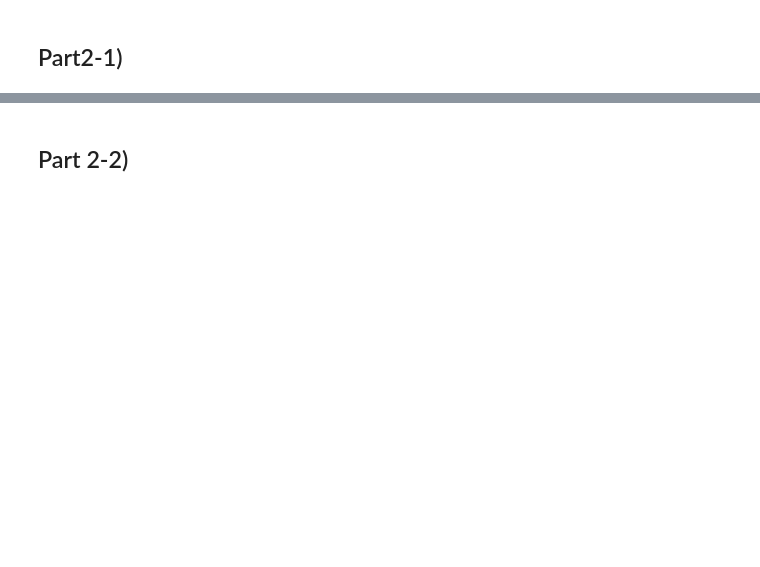
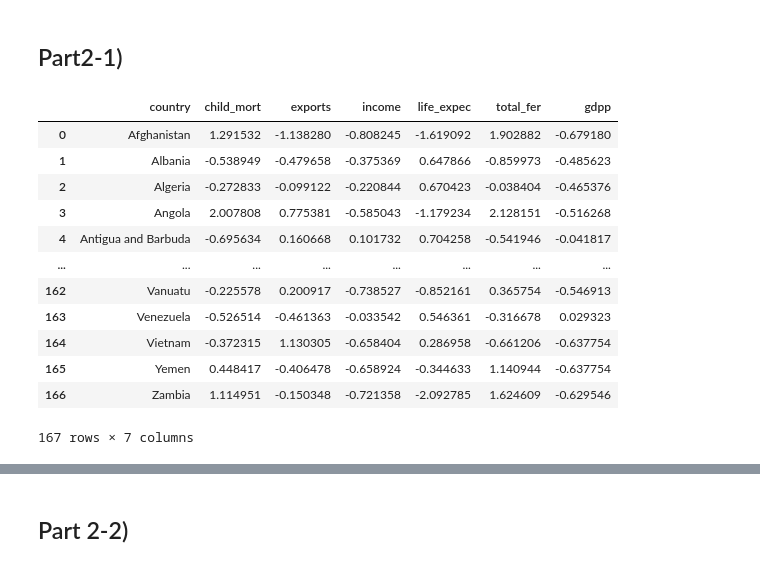
Before and after one commit to Ali-J-Fesharaki/Applied_ML_Course, a Jupyter notebook: ML-HW05/p1.ipynb, the cells around one changed output, grey strips where cells are left out. Saved outputs shown, nothing was run; the diff lists cells and outputs as text; code cells hidden in the pictures; blank space fills up the shorter version.

```diff
--- a/ML-HW05/p1.ipynb
+++ b/ML-HW05/p1.ipynb
@@ -164,5 +185,21 @@ plt.show()
 # %% [markdown]
 ## Part2-1)
+# %%
+reduced_data
+# %% [output]
+|  | country | child_mort | exports | income | life_expec | total_fer | gdpp |
+| 0 | Afghanistan | 1.291532 | -1.138280 | -0.808245 | -1.619092 | 1.902882 | -0.679180 |
+| 1 | Albania | -0.538949 | -0.479658 | -0.375369 | 0.647866 | -0.859973 | -0.485623 |
+| 2 | Algeria | -0.272833 | -0.099122 | -0.220844 | 0.670423 | -0.038404 | -0.465376 |
+| 3 | Angola | 2.007808 | 0.775381 | -0.585043 | -1.179234 | 2.128151 | -0.516268 |
+| 4 | Antigua and Barbuda | -0.695634 | 0.160668 | 0.101732 | 0.704258 | -0.541946 | -0.041817 |
+| ... | ... | ... | ... | ... | ... | ... | ... |
+| 162 | Vanuatu | -0.225578 | 0.200917 | -0.738527 | -0.852161 | 0.365754 | -0.546913 |
+| 163 | Venezuela | -0.526514 | -0.461363 | -0.033542 | 0.546361 | -0.316678 | 0.029323 |
+| 164 | Vietnam | -0.372315 | 1.130305 | -0.658404 | 0.286958 | -0.661206 | -0.637754 |
+| 165 | Yemen | 0.448417 | -0.406478 | -0.658924 | -0.344633 | 1.140944 | -0.637754 |
+| 166 | Zambia | 1.114951 | -0.150348 | -0.721358 | -2.092785 | 1.624609 | -0.629546 |
+167 rows × 7 columns
 # %%
 import pandas as pd
 import matplotlib.pyplot as plt
```
Also changed, not shown: parts of 7 cells of this notebook, 7 other files.
